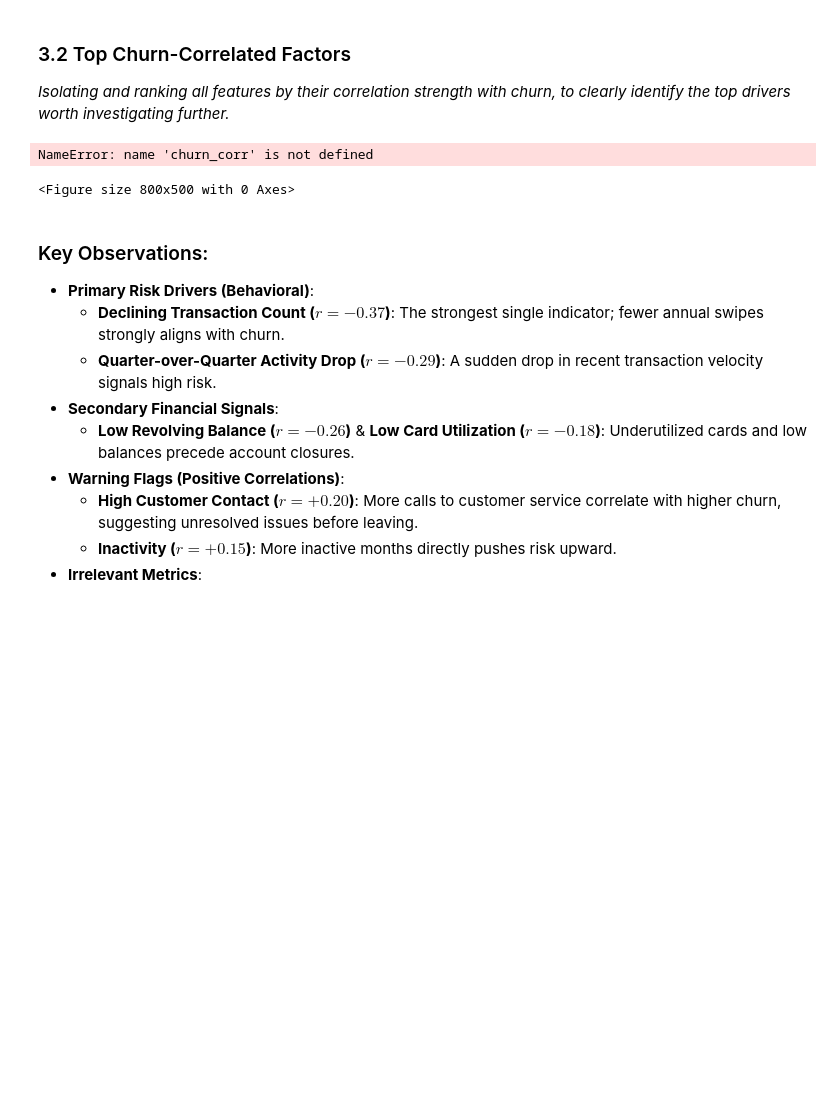
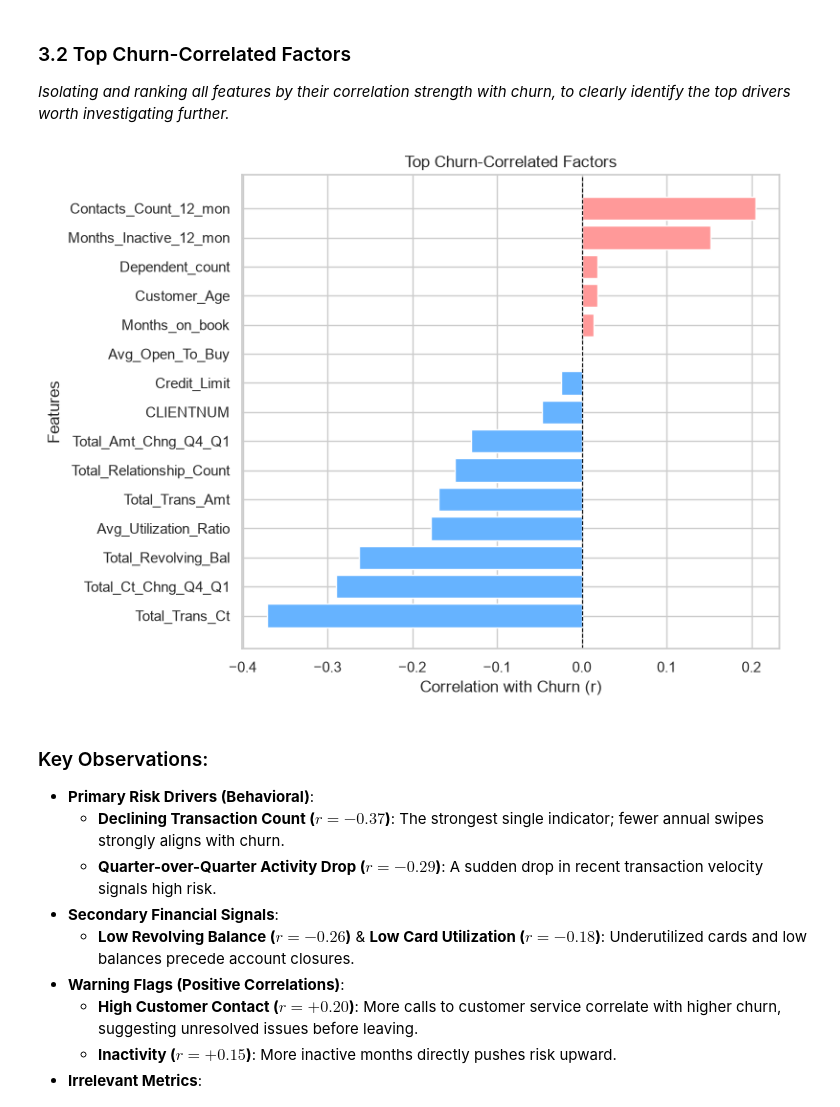
Before and after one commit to hemacbaker-byte/customer-churn-analytics, a Jupyter notebook: jupyter_notebooks/Analysis_Visualization.ipynb, the cells around one changed output. Cells and saved outputs as stored; diff of their text form; code cells hidden in the pictures; blank space fills up the shorter version.

Commit message:
solve error for top churn

```diff
--- a/jupyter_notebooks/Analysis_Visualization.ipynb
+++ b/jupyter_notebooks/Analysis_Visualization.ipynb
@@ -192,26 +192,20 @@ plt.show()
 
 _Isolating and ranking all features by their correlation strength with churn, to clearly identify the top drivers worth investigating further._
 # %%
-# Extract correlation of features with churn
-plt.figure(figsize=(8, 5))
-colors = ['#ff9999' if val > 0 else '#66b3ff' for val in churn_corr.values] #to color bars based on positive or negative correlation
+# Get correlation of all features with Churn, excluding Churn itself
+churn_corr = corr_matrix['Churn'].drop('Churn').sort_values()
 
-sns.barplot(
-    x=churn_corr.values,
-    y=churn_corr.index,
-    hue=churn_corr.index,
-    palette=colors,
-    legend=False
-)
-plt.title('Top Churn-Correlated Factors', fontsize=12, fontweight='bold')
+plt.figure(figsize=(8,6))
+colors = ['#66b3ff' if val < 0 else '#ff9999' for val in churn_corr]
+plt.barh(churn_corr.index, churn_corr.values, color=colors)
+plt.axvline(0, color='black', linewidth=0.8, linestyle='--')
 plt.xlabel('Correlation with Churn (r)')
 plt.ylabel('Features')
-plt.axvline(0, color='black', linewidth=0.8, linestyle='--')
+plt.title('Top Churn-Correlated Factors')
 plt.tight_layout()
 plt.show()
 # %% [output]
-NameError: name 'churn_corr' is not defined
-<Figure size 800x500 with 0 Axes>
+[figure, added]
 # %% [markdown]
 ### Key Observations:
 
```
